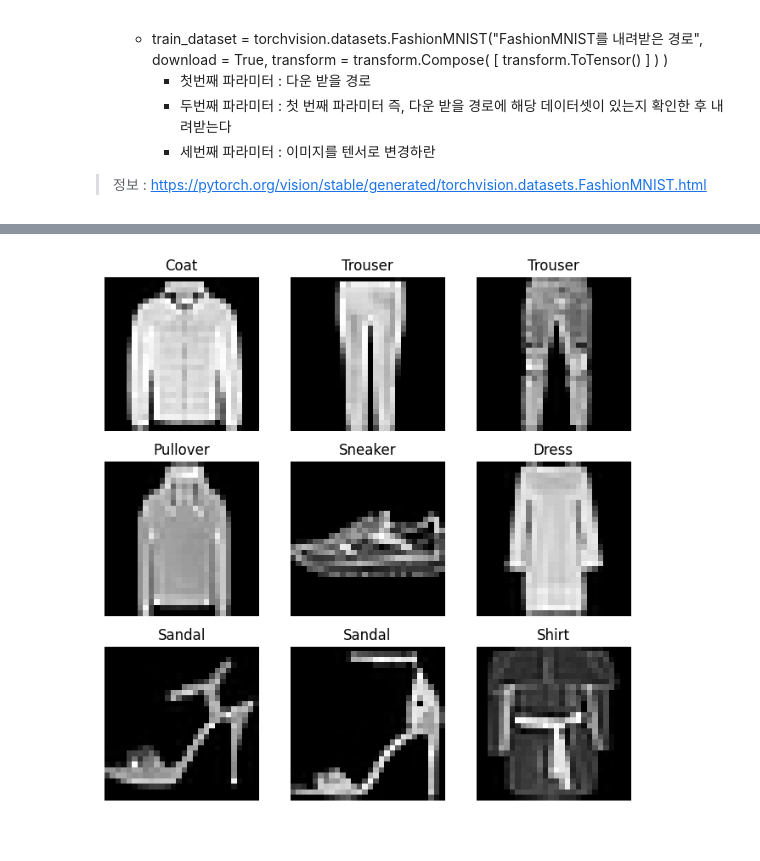
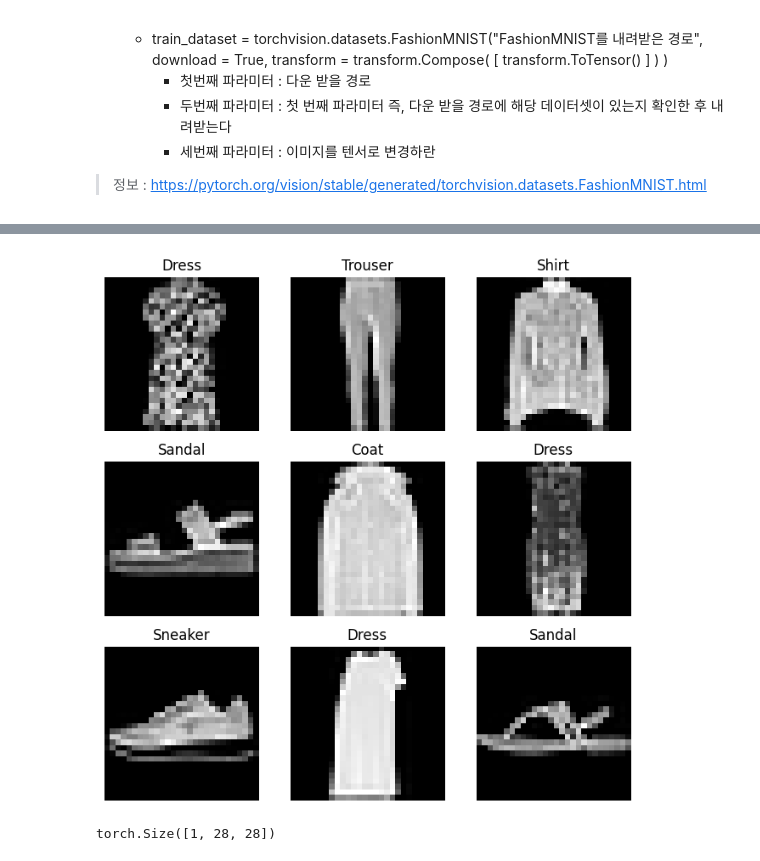
Before and after one commit to Oh-Taegyun/DeepLearning_study, a Jupyter notebook: part8_CNN 제작하기.ipynb, the cells around one changed output, grey strips where cells are left out. Drawn from its saved outputs; the diff is of its cells as text; code cells hidden in the pictures.

```diff
--- a/part8_CNN 제작하기.ipynb
+++ b/part8_CNN 제작하기.ipynb
@@ -61,28 +39,33 @@ tensor(0.)
 # %%
 labels_map = {
     0: "T-Shirt",
     1: "Trouser",
     2: "Pullover",
     3: "Dress",
     4: "Coat",
     5: "Sandal",
     6: "Shirt",
     7: "Sneaker",
     8: "Bag",
     9: "Ankle Boot",
 }
 
 fig = plt.figure(figsize=(8,8))
 cols, rows = 3, 3 # 세로(열) 3, 가로(행) 3
 
 for i in range(1, cols * rows + 1):
     img_xy = np.random.randint(len(train_dataset)) # 데이터셋 번호중 랜덤으로 뽑기
     img = train_dataset[img_xy][0][0,:,:] # 데이터셋은 [이미지 번호][0: 이미지, 1: 레이블][이미지 데이터 : 1x28x28 각각 채널, 가로, 세로이다]
     fig.add_subplot(rows, cols, i)
     plt.title(labels_map[train_dataset[img_xy][1]]) # 레이블을 타이틀로 설정
     plt.axis('off')
     plt.imshow(img,cmap='gray')
 
 plt.show()
+
+img = train_dataset[img_xy][0]
+x = torch.tensor(img)
+print(x.size())
 # %% [output]
-[figure, old version]
+[figure, new version]
+torch.Size([1, 28, 28])
```
Also changed, not shown: parts of 10 cells of this notebook, 10 other files.
